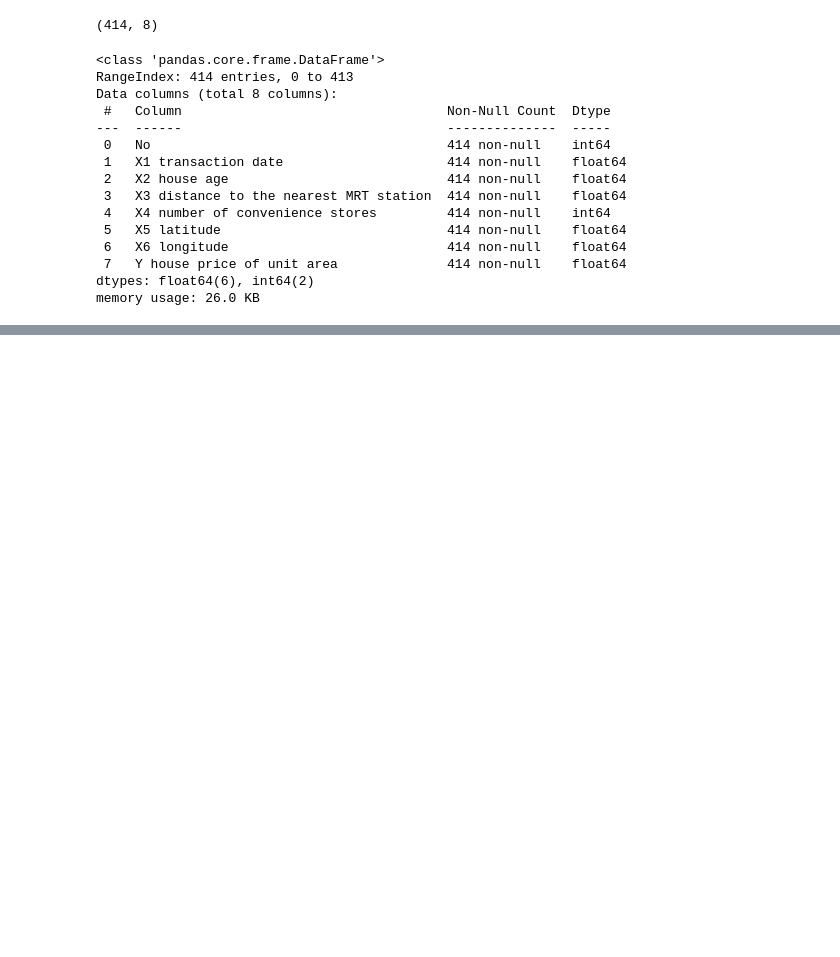
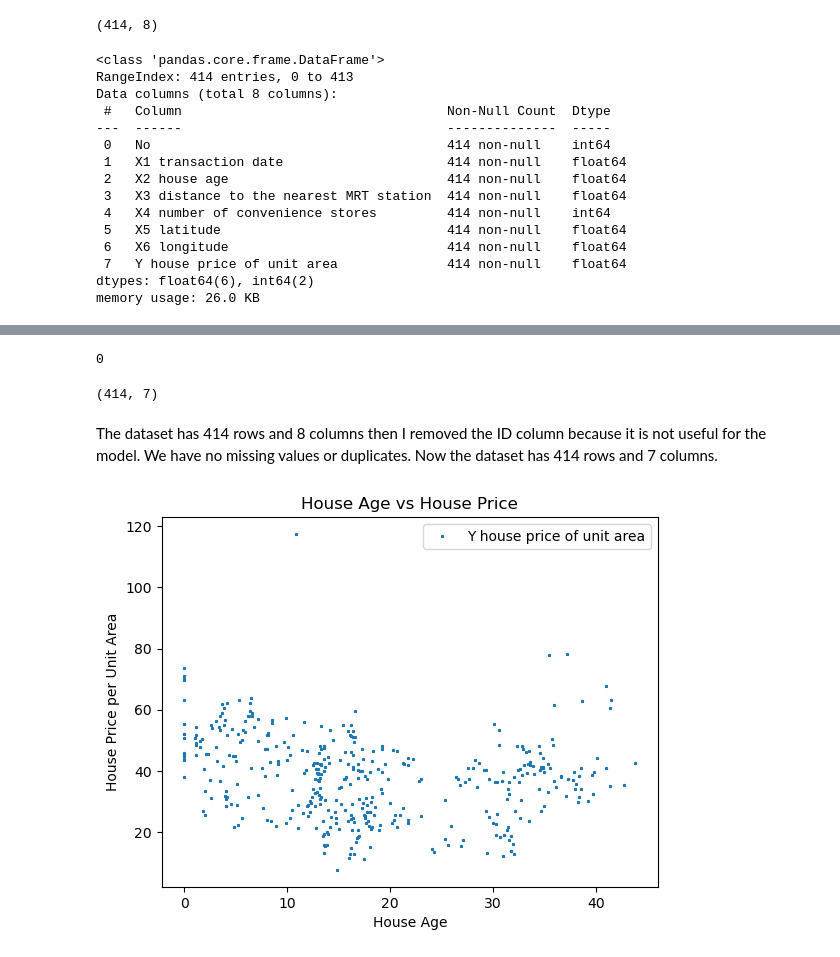
Before and after one commit to sba25073-bit/machinelearningCA1, a Jupyter notebook: ML_CA1.ipynb, the cells around one changed output, grey strips where cells are left out. Drawn from its saved outputs; the diff is of its cells as text; code cells hidden in the pictures; blank space fills up the shorter version.

```diff
--- a/ML_CA1.ipynb
+++ b/ML_CA1.ipynb
@@ -62,0 +85,2 @@ df.describe()
+# %%
+df = df.drop(['No'], axis = 1)
@@ -62,0 +98,10 @@ df.describe()
+# %%
+df.duplicated().sum()
+# %% [output]
+0
+# %%
+df.shape
+# %% [output]
+(414, 7)
+# %% [markdown]
+The dataset has 414 rows and 8 columns then I removed the ID column because it is not useful for the model. We have no missing values or duplicates. Now the dataset has 414 rows and 7 columns.
@@ -62,0 +110,8 @@ df.describe()
+# %%
+df.plot(x='X2 house age', y='Y house price of unit area', style='*', markersize=2)
+plt.title('House Age vs House Price')
+plt.xlabel('House Age')
+plt.ylabel('House Price per Unit Area')
+plt.show()
+# %% [output]
+[figure, added]
```
Also changed, not shown: parts of 13 cells of this notebook.
